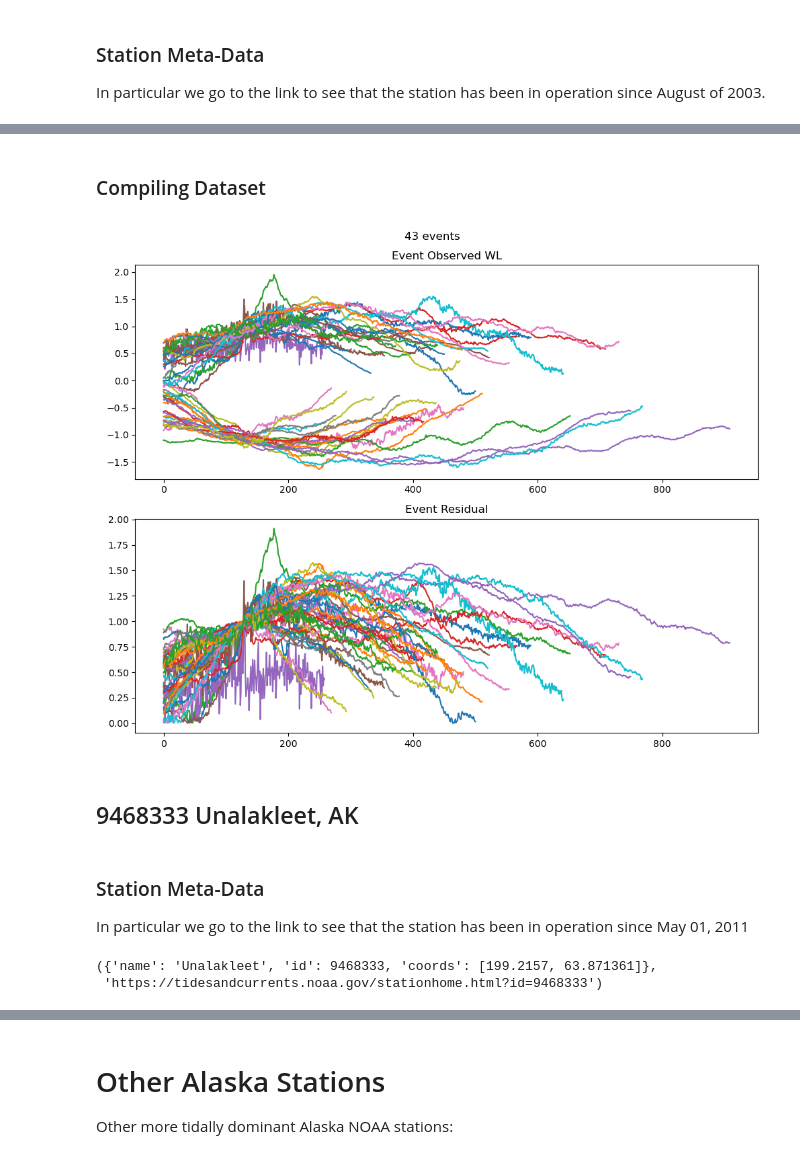
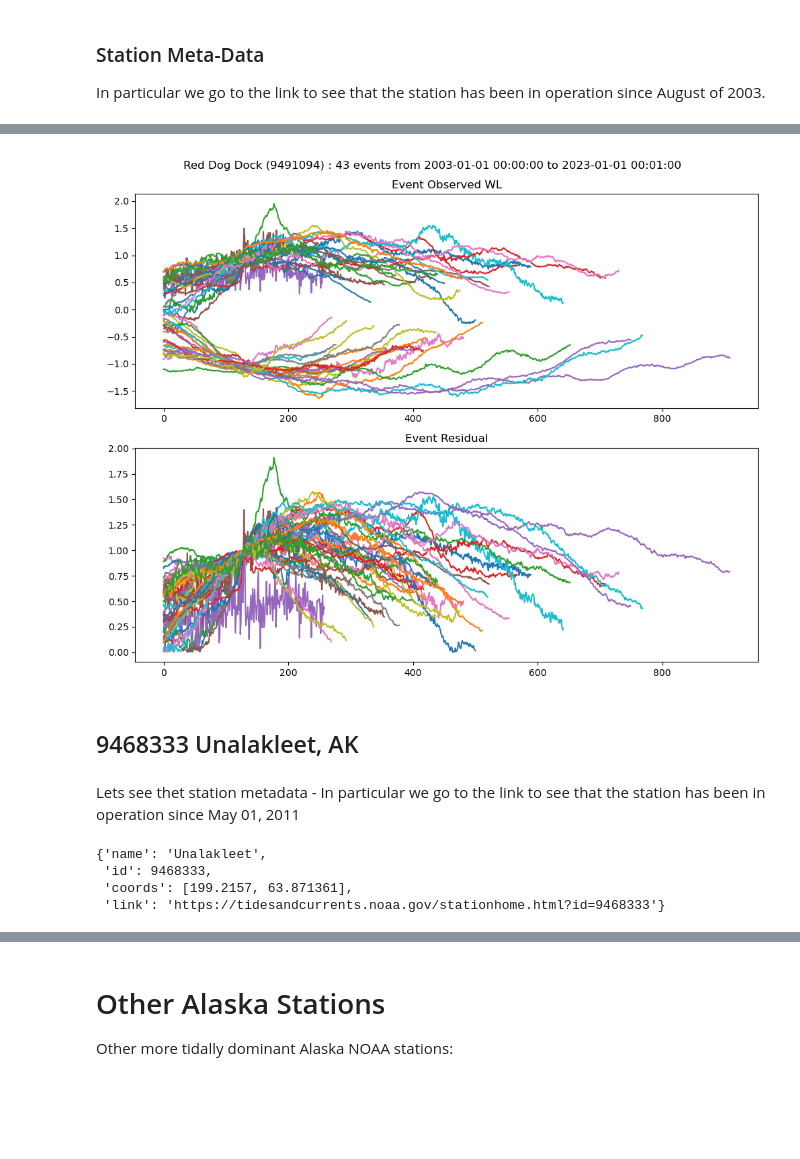
Before and after one commit to UT-CHG/pyadcirc, a Jupyter notebook: notebooks/NOAA_Scrape_Data.ipynb, the cells around one changed output, grey strips where cells are left out. Drawn from its saved outputs; the diff is of its cells as text; code cells hidden in the pictures; blank space fills up the shorter version.

```diff
--- a/notebooks/NOAA_Scrape_Data.ipynb
+++ b/notebooks/NOAA_Scrape_Data.ipynb
@@ -569,0 +315,15 @@ num_negative,  num_positive
+# %%
+fig = plt.figure(figsize=(10, 8))
+ax1 = fig.add_subplot(2, 1, 1)
+ax2 = fig.add_subplot(2, 1, 2)
+
+for name, e in nome_events.groupby('Event ID'):
+    ax1.plot(np.arange(0,len(e["Water Level"].values)), e["Water Level"].values)
+    ax2.plot(np.arange(0,len(e["Difference"].values)), e["Difference"].values)
+
+ax1.set_title(f"Water Level")
+ax2.set_title(f"Residual")
+
+plt.suptitle(f"Nome ({nome}) : {len(np.unique(nome_events.index))} events from {nome_begin_date} to {nome_end_date}")
+
+fig.tight_layout()
@@ -582,5 +346,5 @@ noaa.get_station_metadata(rdd), (f"https://tidesandcurrents.noaa.gov/stationhome
 # %%
-begin_date = pd.to_datetime("20030101 00:00")
-end_date = pd.to_datetime("20230101 00:01")
+rdd_begin_date = pd.to_datetime("20030101 00:00")
+rdd_end_date = pd.to_datetime("20230101 00:01")
 # %%
-rdd_data_results = noaa.pull_dataset(rdd, begin_date=begin_date, end_date=end_date)
+rdd_events = noaa.get_event_dataset(rdd, begin_date=rdd_begin_date, end_date=rdd_end_date)
@@ -604,2 +350,0 @@ rdd_data_results
-# %% [markdown]
-### Compiling Dataset
@@ -657,2 +350,0 @@ def compile_dataset(data_results):
-# %%
-rdd_events = compile_dataset(rdd_data_results)
@@ -659,33 +353,31 @@ rdd_events = compile_dataset(rdd_data_results)
 # %%
 len(rdd_events)
 fig = plt.figure(figsize=(10, 8))
 ax1 = fig.add_subplot(2, 1, 1)
 ax2 = fig.add_subplot(2, 1, 2)
 
 for name, e in rdd_events.groupby('Event ID'):
     ax1.plot(np.arange(0,len(e["Water Level"].values)), e["Water Level"].values)
     ax2.plot(np.arange(0,len(e["Difference"].values)), e["Difference"].values)
-    # e["Water Level"].plot(ax=ax1)
-    # e["Difference"].plot(ax=ax2)
 
 ax1.set_title(f"Event Observed WL")
 ax2.set_title(f"Event Residual")
 
-plt.suptitle(f"{len(np.unique(rdd_events.index))} events")
+plt.suptitle(f"Red Dog Dock ({rdd}) : {len(np.unique(rdd_events.index))} events from {rdd_begin_date} to {rdd_end_date}")
 
 fig.tight_layout()
 # %% [output]
-[figure, old version]
+[figure, new version]
 # %% [markdown]
 ## 9468333 Unalakleet, AK
 # %% [markdown]
-### Station Meta-Data
-
-In particular we go to the link to see that the station has been in operation since May 01, 2011
+Lets see thet station metadata - In particular we go to the link to see that the station has been in operation since May 01, 2011
 # %%
 una = 9468333
-noaa.get_station_metadata(una), (f"https://tidesandcurrents.noaa.gov/stationhome.html?id={una}")
+noaa.get_station_metadata(una)
 # %% [output]
-({'name': 'Unalakleet', 'id': 9468333, 'coords': [199.2157, 63.871361]},
- 'https://tidesandcurrents.noaa.gov/stationhome.html?id=9468333')
+{'name': 'Unalakleet',
+ 'id': 9468333,
+ 'coords': [199.2157, 63.871361],
+ 'link': 'https://tidesandcurrents.noaa.gov/stationhome.html?id=9468333'}
 # %%
```
Also changed, not shown: parts of 38 cells of this notebook, 1 other file.
